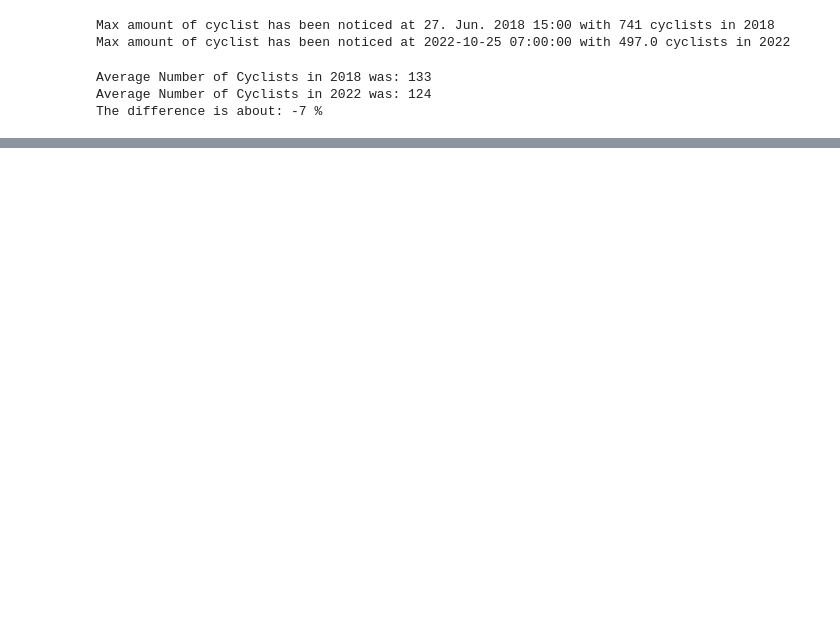
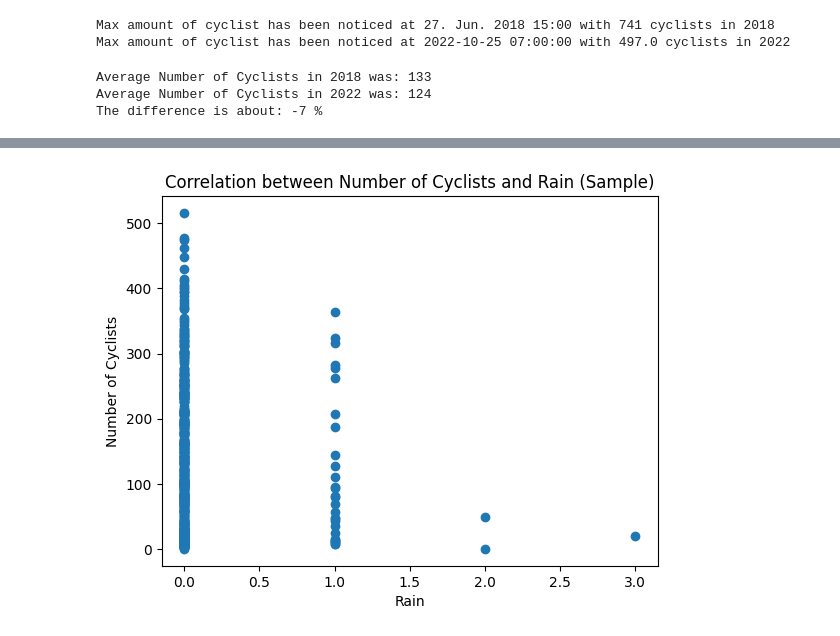
Before and after one commit to OmarFourati/2023-amse-template, a Jupyter notebook: exploration.ipynb, the cells around one changed output, grey strips where cells are left out. Saved outputs shown, nothing was run; the diff lists cells and outputs as text; code cells hidden in the pictures; blank space fills up the shorter version.

```diff
--- a/exploration.ipynb
+++ b/exploration.ipynb
@@ -161,0 +165,38 @@ plt.show()
+# %%
+#Correlation between number of cyclists and rain situation
+import random
+columns_to_drop_2018 = []
+columns_to_drop_2022 = []
+
+for i in df_2018.columns:
+    if i != "Weseler Straße (gesamt)" and i!= "Zeit" and i!= "Regen (mm)":
+        columns_to_drop_2018.append(i)
+
+for i in df_2022.columns:
+    if i != "Weseler Straße" and i!= "Zeit" and i!= "Regen (mm)":
+        columns_to_drop_2022.append(i)
+
+df_2018_corr = df_2018.drop(columns=columns_to_drop_2018)
+df_2022_corr = df_2022.drop(columns=columns_to_drop_2022)
+
+
+cyclists = df_2018_corr['Weseler Straße (gesamt)']
+rain = df_2018_corr['Regen (mm)']
+
+# Set the random seed for reproducibility
+random.seed(42)
+
+# Randomly select a sample from the dataset
+sample_size = 500  # Adjust the sample size as desired
+indices = random.sample(range(len(df_2018_corr)), sample_size)
+sample_cyclists = cyclists[indices]
+sample_rain = rain[indices]
+
+# Create a scatter plot of the sample
+plt.scatter(sample_rain, sample_cyclists)
+plt.xlabel('Rain')
+plt.ylabel('Number of Cyclists')
+plt.title('Correlation between Number of Cyclists and Rain (Sample)')
+plt.show()
+# %% [output]
+[figure, added]
```
Also changed, not shown: parts of 6 cells of this notebook.
